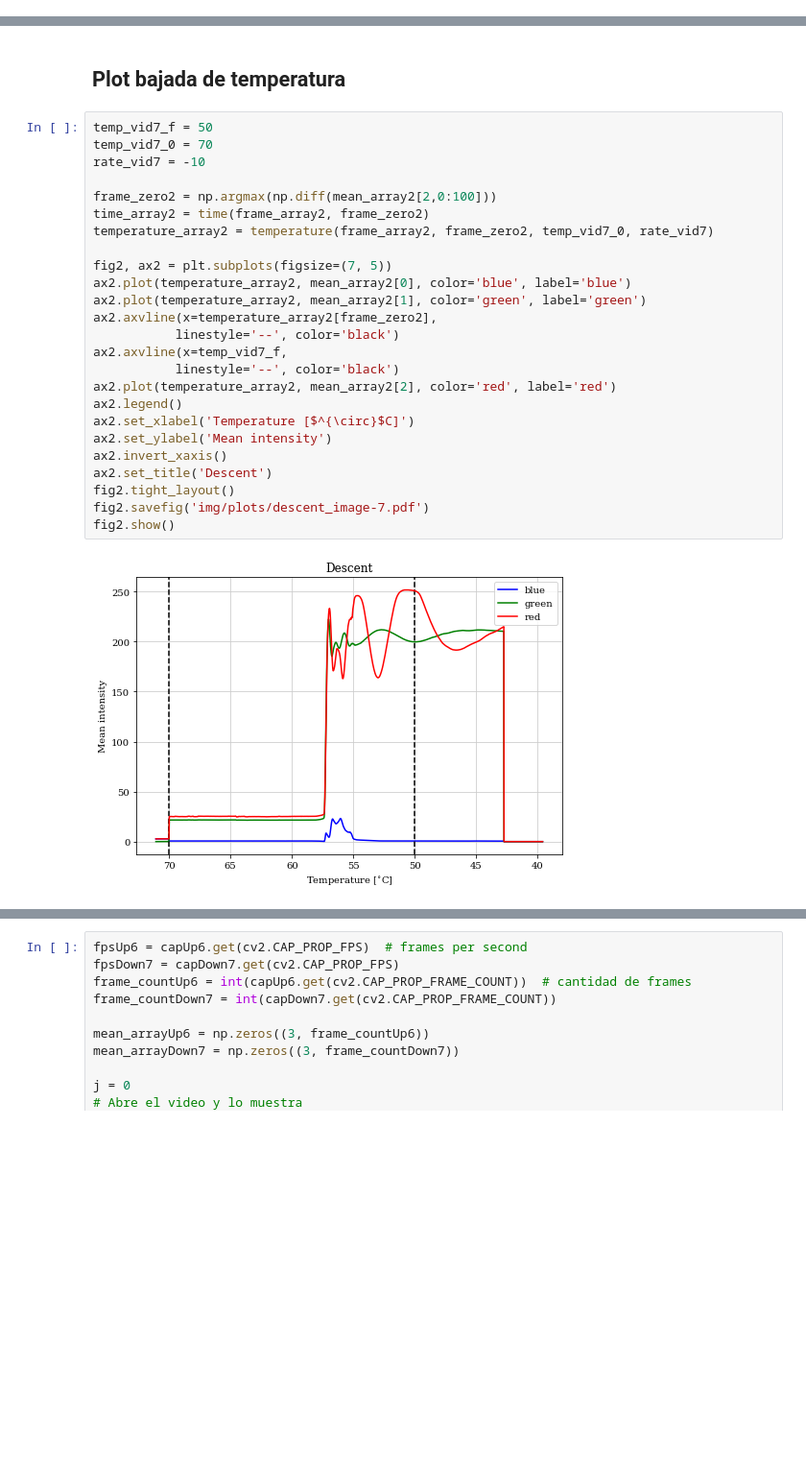
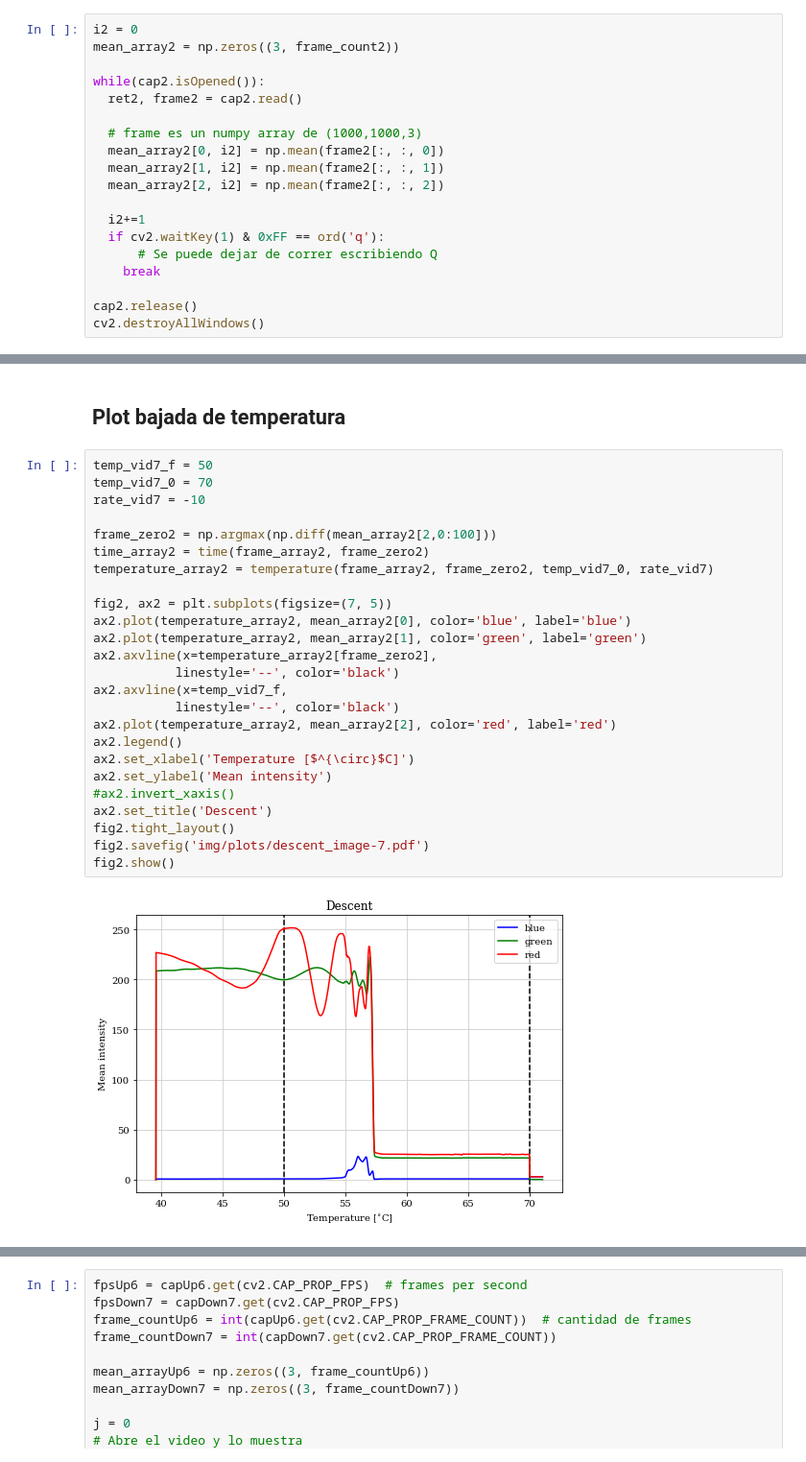
Before and after one commit to Wenupi/analysis-liquid_crystals, a Jupyter notebook: termo.ipynb, the cells around one changed output, grey strips where cells are left out. Shown: that part at 96% size. Drawn from its saved outputs; the diff is of its cells as text; blank space fills up the shorter version.

Commit message:
Plot comparasion

```diff
--- a/termo.ipynb
+++ b/termo.ipynb
@@ -38,2 +36,21 @@ capUp6
 # %% [markdown]
 ## Extracción de los datos de los videos
+# %%
+i2 = 0
+mean_array2 = np.zeros((3, frame_count2))
+
+while(cap2.isOpened()):
+  ret2, frame2 = cap2.read()
+
+  # frame es un numpy array de (1000,1000,3)
+  mean_array2[0, i2] = np.mean(frame2[:, :, 0])
+  mean_array2[1, i2] = np.mean(frame2[:, :, 1])
+  mean_array2[2, i2] = np.mean(frame2[:, :, 2])
+
+  i2+=1
+  if cv2.waitKey(1) & 0xFF == ord('q'):
+      # Se puede dejar de correr escribiendo Q
+    break
+
+cap2.release()
+cv2.destroyAllWindows()
@@ -129,27 +163,27 @@ NameError: name 'mean_array' is not defined
 # %%
 temp_vid7_f = 50
 temp_vid7_0 = 70
 rate_vid7 = -10
 
 frame_zero2 = np.argmax(np.diff(mean_array2[2,0:100]))
 time_array2 = time(frame_array2, frame_zero2)
 temperature_array2 = temperature(frame_array2, frame_zero2, temp_vid7_0, rate_vid7)
 
 fig2, ax2 = plt.subplots(figsize=(7, 5))
 ax2.plot(temperature_array2, mean_array2[0], color='blue', label='blue')
 ax2.plot(temperature_array2, mean_array2[1], color='green', label='green')
 ax2.axvline(x=temperature_array2[frame_zero2],
            linestyle='--', color='black')
 ax2.axvline(x=temp_vid7_f,
            linestyle='--', color='black')
 ax2.plot(temperature_array2, mean_array2[2], color='red', label='red')
 ax2.legend()
 ax2.set_xlabel('Temperature [$^{\circ}$C]')
 ax2.set_ylabel('Mean intensity')
-ax2.invert_xaxis()
+#ax2.invert_xaxis()
 ax2.set_title('Descent')
 fig2.tight_layout()
 fig2.savefig('img/plots/descent_image-7.pdf')
 fig2.show()
 # %% [output]
-[figure, old version]
+[figure, new version]
```
Also changed, not shown: parts of 8 cells of this notebook, 3 other files.
